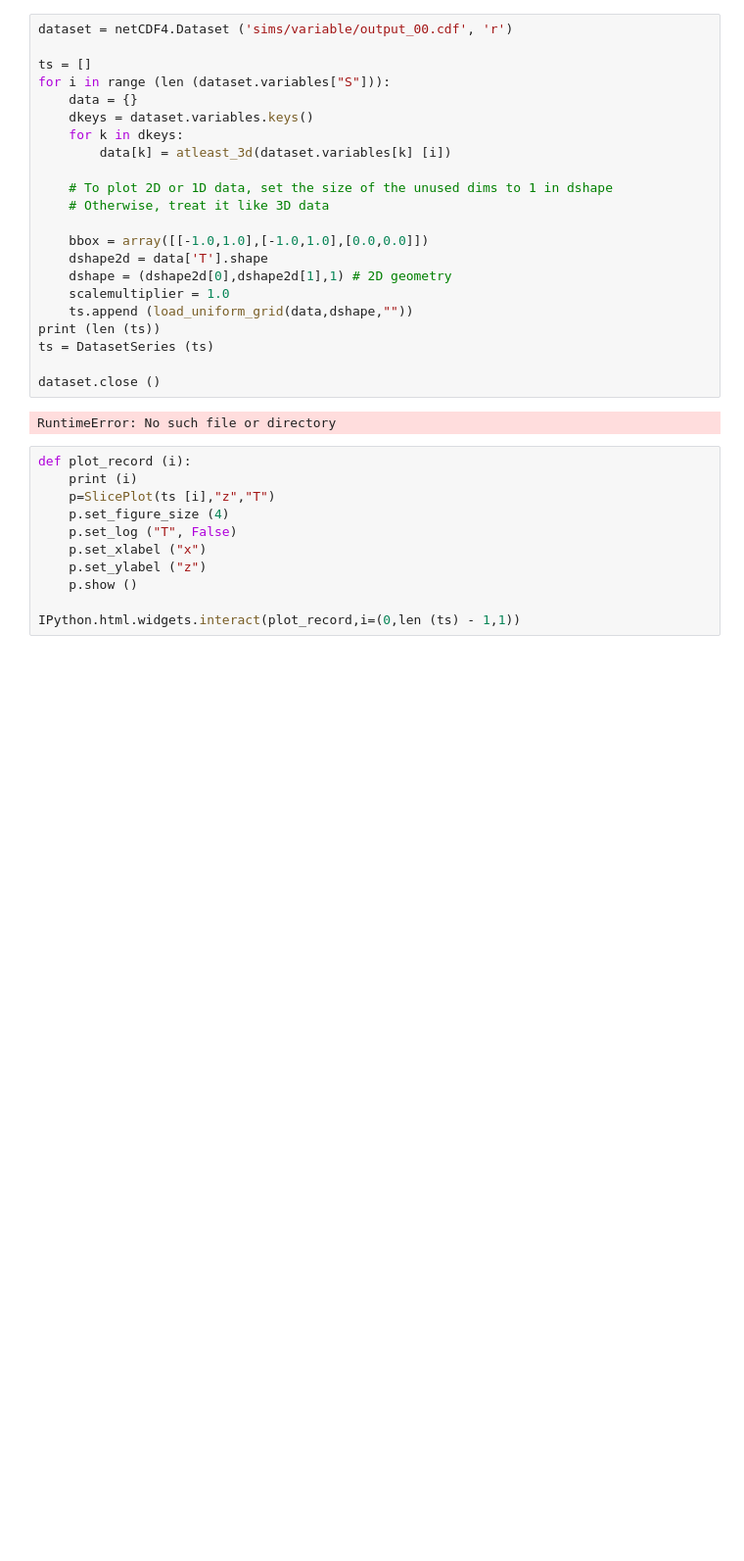
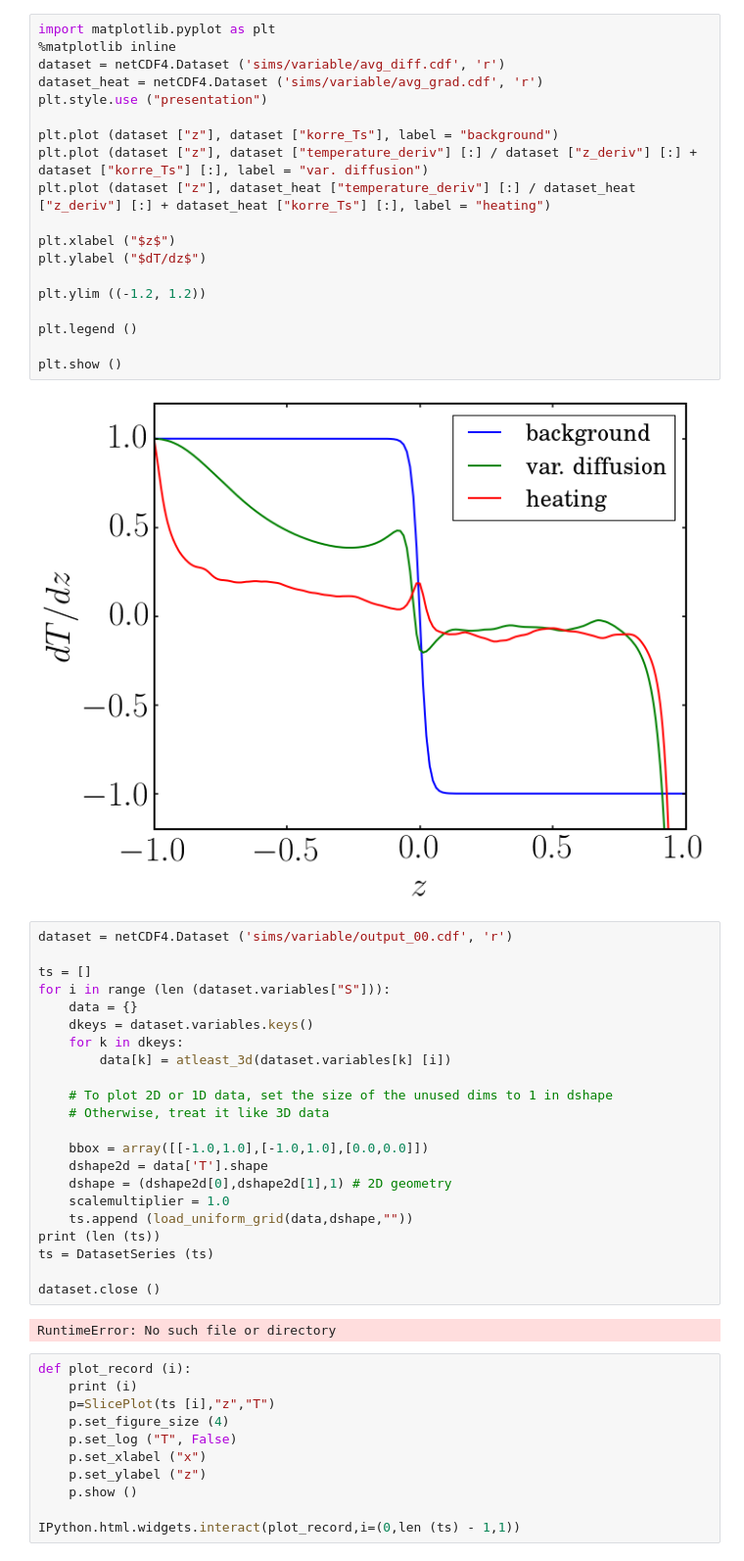
Before and after one commit to brownjustinmichael/pisces, a Jupyter notebook: Plot NETCDF.ipynb, the cells around one changed output. Shown at 98% size. Cells and saved outputs as stored; diff of their text form; blank space fills up the shorter version.

```diff
--- a/Plot NETCDF.ipynb
+++ b/Plot NETCDF.ipynb
@@ -5,3 +7,24 @@ import numpy as np
+# %%
+import matplotlib.pyplot as plt
+%matplotlib inline
+dataset = netCDF4.Dataset ('sims/variable/avg_diff.cdf', 'r')
+dataset_heat = netCDF4.Dataset ('sims/variable/avg_grad.cdf', 'r')
+plt.style.use ("presentation")
+
+plt.plot (dataset ["z"], dataset ["korre_Ts"], label = "background")
+plt.plot (dataset ["z"], dataset ["temperature_deriv"] [:] / dataset ["z_deriv"] [:] + dataset ["korre_Ts"] [:], label = "var. diffusion")
+plt.plot (dataset ["z"], dataset_heat ["temperature_deriv"] [:] / dataset_heat ["z_deriv"] [:] + dataset_heat ["korre_Ts"] [:], label = "heating")
+
+plt.xlabel ("$z$")
+plt.ylabel ("$dT/dz$")
+
+plt.ylim ((-1.2, 1.2))
+
+plt.legend ()
+
+plt.show ()
+# %% [output]
+[figure, added]
 # %%
 dataset = netCDF4.Dataset ('sims/variable/output_00.cdf', 'r')
 
```
Also changed, not shown: parts of 1 cell of this notebook, 11 other files.
